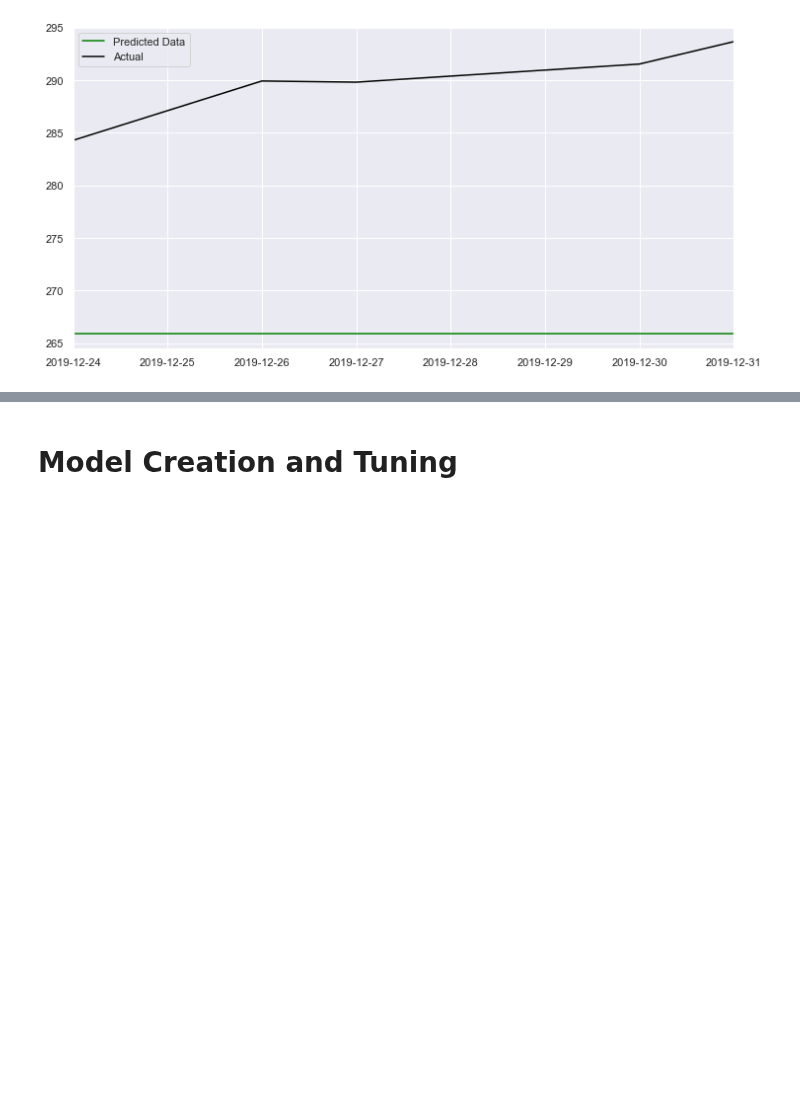
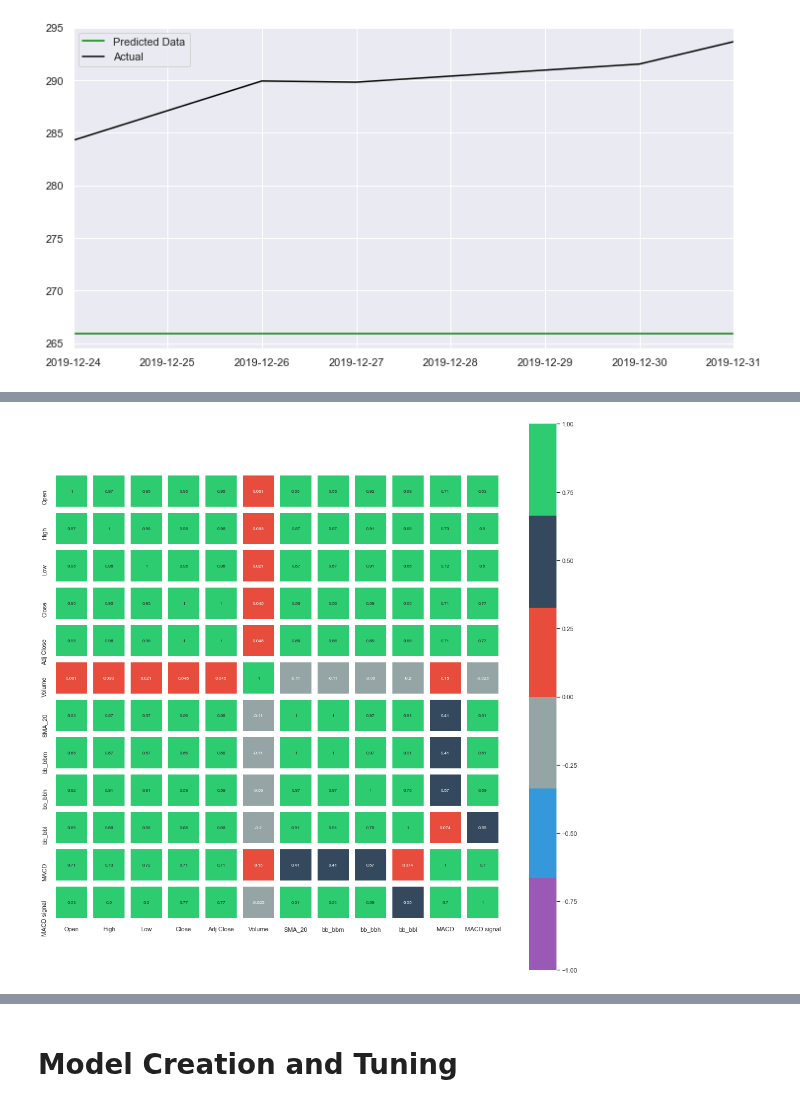
Before and after one commit to tedsmoore/njit-ml-project-spring-2020, a Jupyter notebook: notebooks/a-final-notebook.ipynb, the cells around one changed output, grey strips where cells are left out. Drawn from its saved outputs; the diff is of its cells as text; code cells hidden in the pictures; blank space fills up the shorter version.

```diff
--- a/notebooks/a-final-notebook.ipynb
+++ b/notebooks/a-final-notebook.ipynb
@@ -392,0 +422,5 @@ RMSE: 24.176754200056816
+# %%
+
+corr_plot(GOOG)
+# %% [output]
+[figure, added]
```
Also changed, not shown: parts of 3 cells of this notebook.
